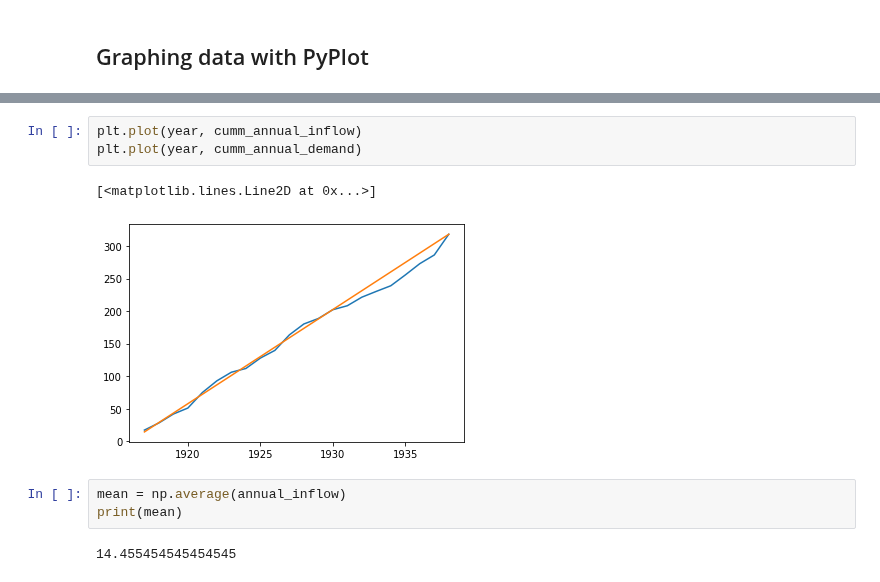
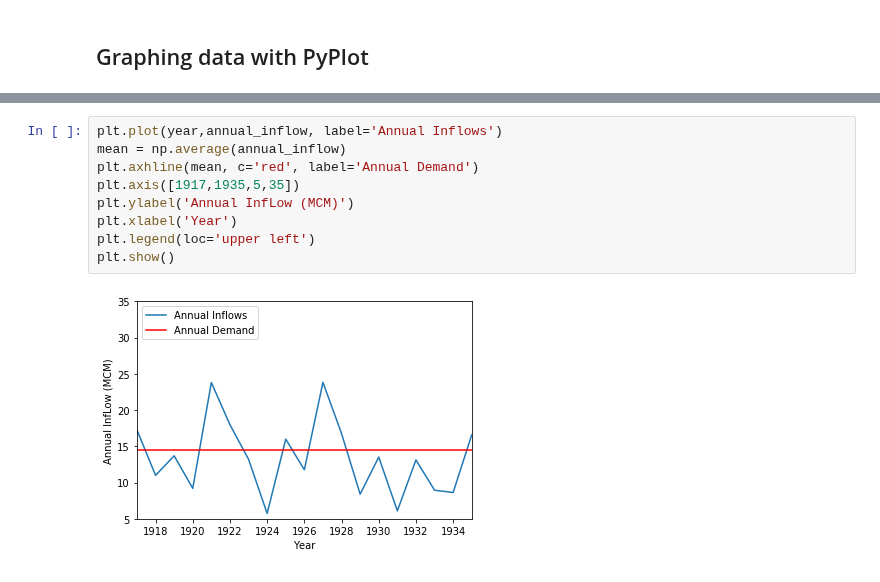
Before and after one commit to austinkinnrubin/ce114, a Jupyter notebook: CE114.ipynb, the cells around one changed output, grey strips where cells are left out. Saved outputs shown, nothing was run; the diff lists cells and outputs as text.

```diff
--- a/CE114.ipynb
+++ b/CE114.ipynb
@@ -44,11 +39,11 @@ mean = np.average(annual_inflow)
-# %%
-plt.plot(year, cumm_annual_inflow)
-plt.plot(year, cumm_annual_demand)
-# %% [output]
-[<matplotlib.lines.Line2D at 0x...>]
-[figure, removed]
-# %%
-mean = np.average(annual_inflow)
-print(mean)
-# %% [output]
-14.455454545454545
+# %%
+plt.plot(year,annual_inflow, label='Annual Inflows')
+mean = np.average(annual_inflow)
+plt.axhline(mean, c='red', label='Annual Demand')
+plt.axis([1917,1935,5,35])
+plt.ylabel('Annual InfLow (MCM)')
+plt.xlabel('Year')
+plt.legend(loc='upper left')
+plt.show()
+# %% [output]
+[figure, added]
```
Also changed, not shown: parts of 2 cells of this notebook.
